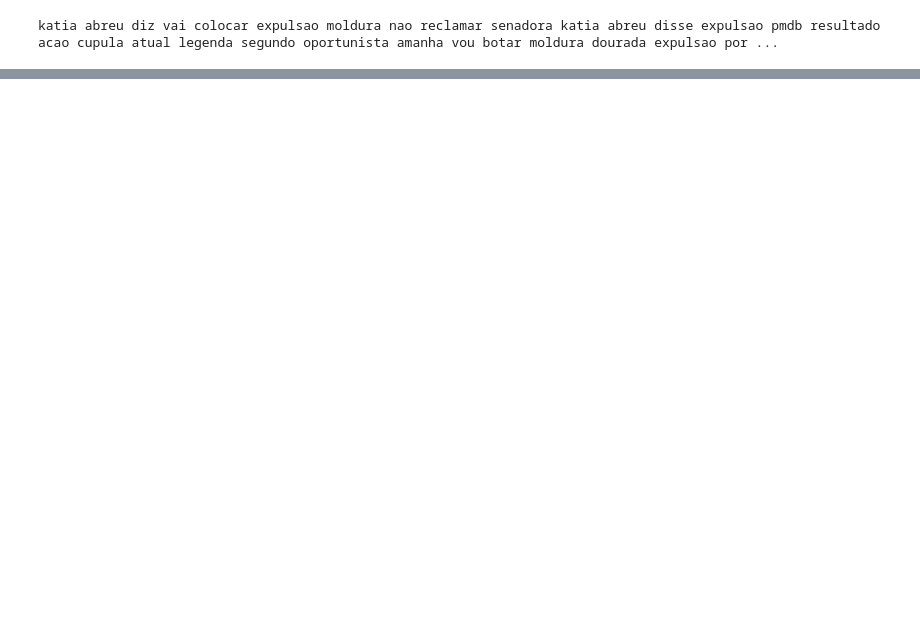
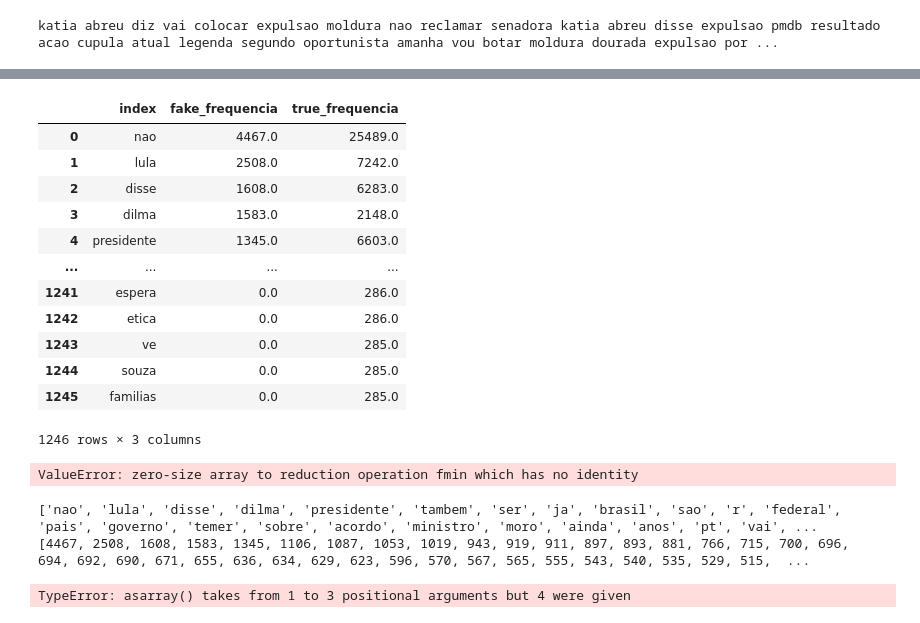
Before and after one commit to DanPascoalato/artificial-inteligence-101, a Jupyter notebook: notebooks/fake_newsversion2.ipynb, the cells around one changed output, grey strips where cells are left out. Saved outputs shown, nothing was run; the diff lists cells and outputs as text; code cells hidden in the pictures; blank space fills up the shorter version.

```diff
--- a/notebooks/fake_newsversion2.ipynb
+++ b/notebooks/fake_newsversion2.ipynb
@@ -180,0 +234,16 @@ ValueError: could not convert string to float: 'katia abreu diz vai colocar expu
+# %%
+dataframe.reset_index()
+# %% [output]
+|  | index | fake_frequencia | true_frequencia |
+| 0 | nao | 4467.0 | 25489.0 |
+| 1 | lula | 2508.0 | 7242.0 |
+| 2 | disse | 1608.0 | 6283.0 |
+| 3 | dilma | 1583.0 | 2148.0 |
+| 4 | presidente | 1345.0 | 6603.0 |
+| ... | ... | ... | ... |
+| 1241 | espera | 0.0 | 286.0 |
+| 1242 | etica | 0.0 | 286.0 |
+| 1243 | ve | 0.0 | 285.0 |
+| 1244 | souza | 0.0 | 285.0 |
+| 1245 | familias | 0.0 | 285.0 |
+1246 rows × 3 columns
@@ -180,0 +257,31 @@ ValueError: could not convert string to float: 'katia abreu diz vai colocar expu
+# %%
+sns.heatmap(table)
+plt.show()
+# %% [output]
+ValueError: zero-size array to reduction operation fmin which has no identity
+# %%
+first_tuple_elements = []
+second_tuple_elements = []
+
+for a_tuple in limitando_fake:
+    first_tuple_elements.append(a_tuple[0])
+print(first_tuple_elements)
+
+for b_tuple in limitando_fake:
+    second_tuple_elements.append(b_tuple[1])
+print(second_tuple_elements)
+# %% [output]
+['nao', 'lula', 'disse', 'dilma', 'presidente', 'tambem', 'ser', 'ja', 'brasil', 'sao', 'r', 'federal', 'pais', 'governo', 'temer', 'sobre', 'acordo', 'ministro', 'moro', 'ainda', 'anos', 'pt', 'vai', ...
+[4467, 2508, 1608, 1583, 1345, 1106, 1087, 1053, 1019, 943, 919, 911, 897, 893, 881, 766, 715, 700, 696, 694, 692, 690, 671, 655, 636, 634, 629, 623, 596, 570, 567, 565, 555, 543, 540, 535, 529, 515,  ...
+# %%
+x_axis = []
+y_axis = []
+
+for i in range(0,1000):
+    x_axis.append((i%40) + 1)
+
+
+for i in range(0,1000):
+    y_axis.append((i%25) + 1)
+# %% [output]
+TypeError: asarray() takes from 1 to 3 positional arguments but 4 were given
```
Also changed, not shown: parts of 29 cells of this notebook.
